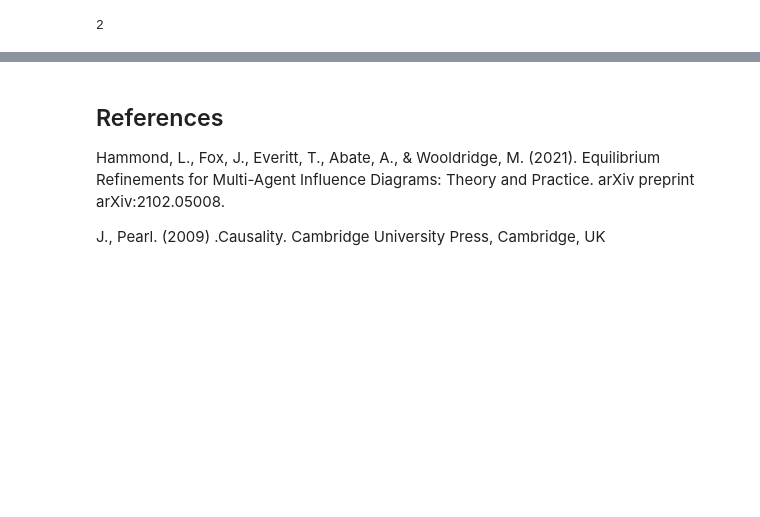
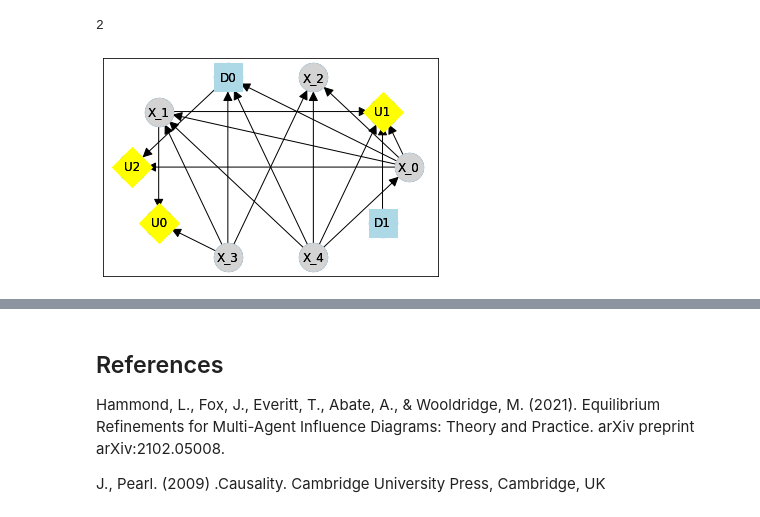
Before and after one commit to causalincentives/pycid, a Jupyter notebook: notebooks/MACID_Basics_Tutorial.ipynb, the cells around one changed output, grey strips where cells are left out. Saved outputs shown, nothing was run; the diff lists cells and outputs as text; code cells hidden in the pictures; blank space fills up the shorter version.

```diff
--- a/notebooks/MACID_Basics_Tutorial.ipynb
+++ b/notebooks/MACID_Basics_Tutorial.ipynb
@@ -406,3 +427,9 @@ macid.get_all_pure_spe()
 print(len(macid.get_all_pure_spe()))
 # %% [output]
 2
+# %%
+cid = pycid.random_cid(number_of_nodes=10, number_of_decisions=2, number_of_utilities=3, add_cpds=False, sufficient_recall=False, edge_density=0.4, max_in_degree=5, max_resampling_attempts=100)
+# %%
+cid.draw()
+# %% [output]
+[figure, added]
```
Also changed, not shown: parts of 10 cells of this notebook, 7 other files.
